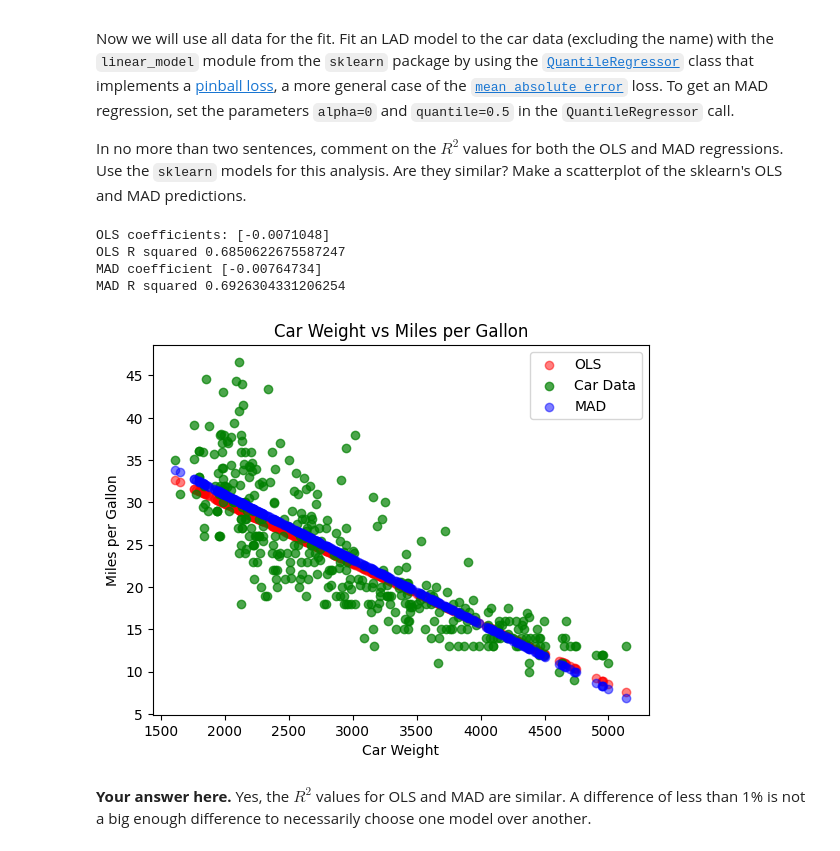
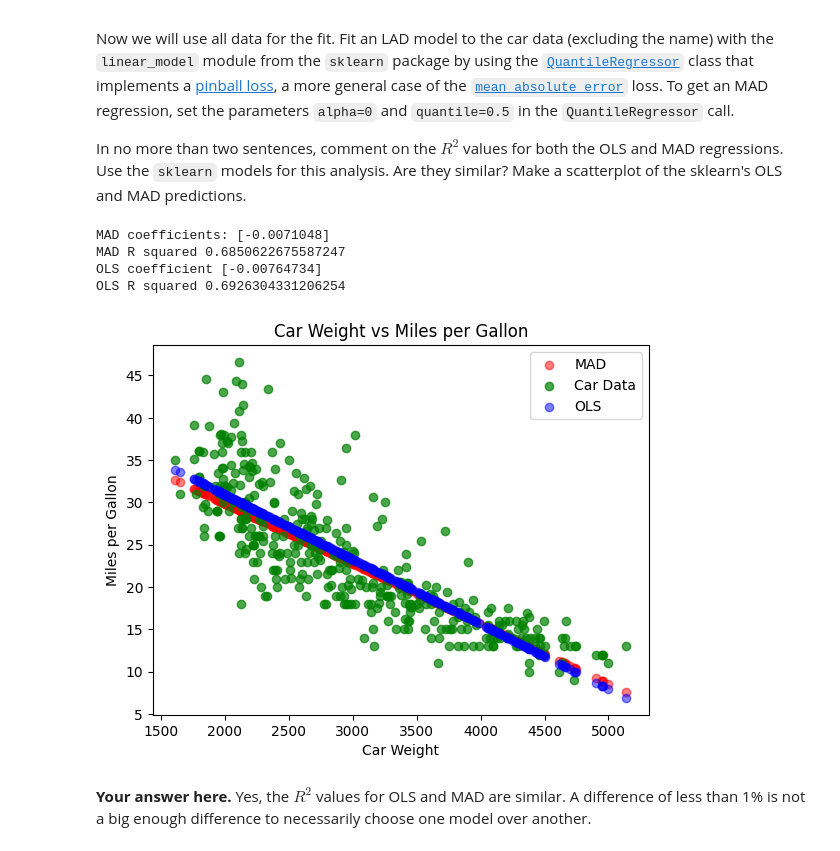
Before and after one commit to andytyuan2/DATASCI-3000, a Jupyter notebook: ayuan45_H01.ipynb, the cells around one changed output. Saved outputs shown, nothing was run; the diff lists cells and outputs as text; code cells hidden in the pictures.

```diff
--- a/Assignment_1_Clean.ipynb
+++ b/ayuan45_H01.ipynb
@@ -370,36 +370,36 @@ In no more than two sentences, comment on the $R^2$ values for both the OLS and
 # %%
 # Your code here
 
 df = pd.read_csv('car_data.csv')
 weight = np.array(df["weight"])
 mpg = np.array(df["MPG"])
 weight = weight.reshape(weight.shape[0], -1)
 
 model = linear_model.QuantileRegressor(alpha=0, quantile =0.5)
 model.fit(weight, mpg)
-print(f"OLS coefficients: {model.coef_}")
-print(f"OLS R squared {model.score(weight,mpg)}")
+print(f"MAD coefficients: {model.coef_}")
+print(f"MAD R squared {model.score(weight,mpg)}")
 
-plt.scatter(weight, model.predict(weight), color='r', alpha=0.5, label='OLS')
+plt.scatter(weight, model.predict(weight), color='r', alpha=0.5, label='MAD')
 
 
 model2 = linear_model.LinearRegression(fit_intercept=True)
 model2.fit(weight,mpg)
-print(f"MAD coefficient {model2.coef_}")
-print(f"MAD R squared {model2.score(weight, mpg)}")
+print(f"OLS coefficient {model2.coef_}")
+print(f"OLS R squared {model2.score(weight, mpg)}")
 
 plt.scatter(weight, mpg, color='g', alpha=0.7, label='Car Data')
-plt.scatter(weight, model2.predict(weight), color='b', alpha=0.5, label='MAD')
+plt.scatter(weight, model2.predict(weight), color='b', alpha=0.5, label='OLS')
 plt.xlabel("Car Weight")
 plt.ylabel("Miles per Gallon")
 plt.title("Car Weight vs Miles per Gallon")
 plt.legend()
 plt.show()
 # %% [output]
-OLS coefficients: [-0.0071048]
-OLS R squared 0.6850622675587247
-MAD coefficient [-0.00764734]
-MAD R squared 0.6926304331206254
+MAD coefficients: [-0.0071048]
+MAD R squared 0.6850622675587247
+OLS coefficient [-0.00764734]
+OLS R squared 0.6926304331206254
-[figure, old version]
+[figure, new version]
 # %% [markdown]
 **Your answer here.** Yes, the $R^2$ values for OLS and MAD are similar. A difference of less than 1% is not a big enough difference to necessarily choose one model over another.
```
